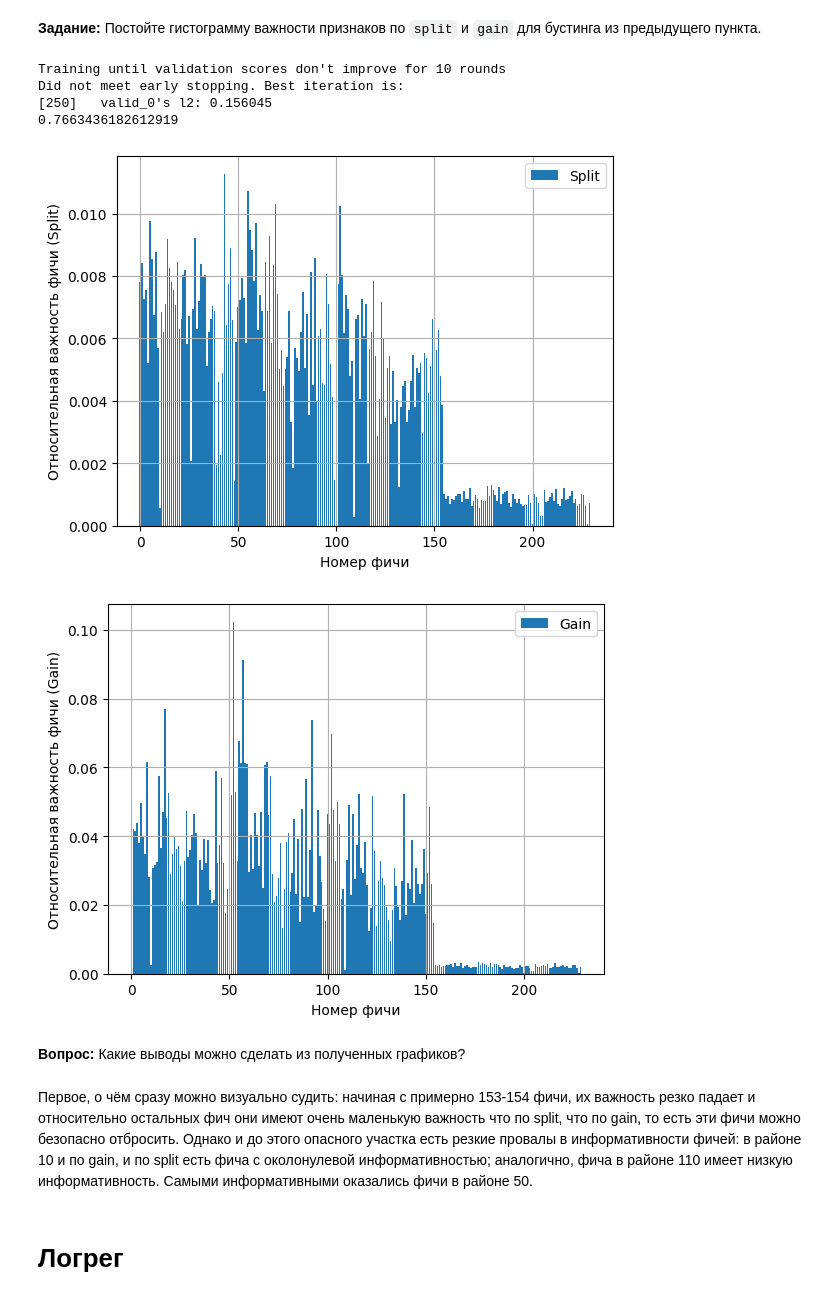
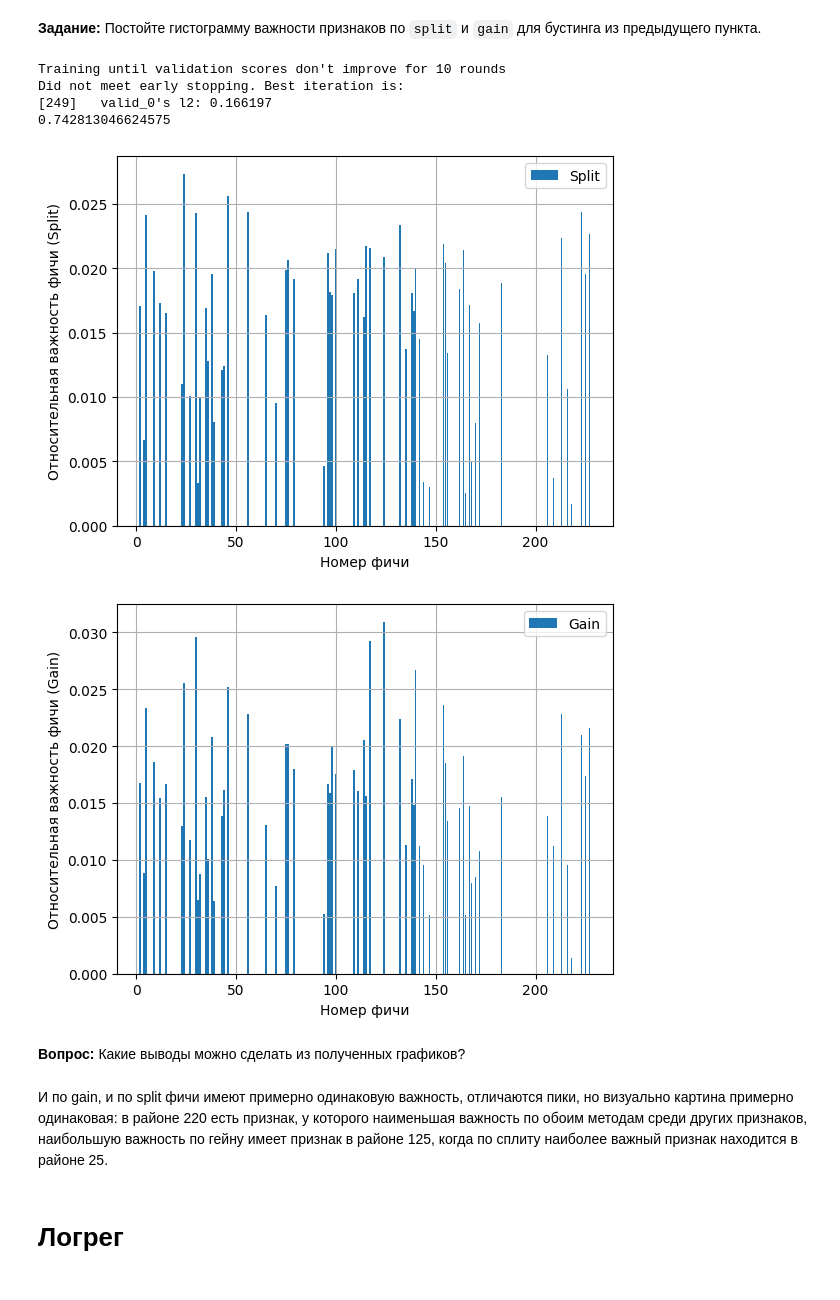
Before and after one commit to OVvvERLORD/tbank_risk_intensive, a Jupyter notebook: tbank_risk_hw5_bartia.ipynb, the cells around one changed output. Cells and saved outputs as stored; diff of their text form; code cells hidden in the pictures.

```diff
--- a/tbank_risk_hw5_bartia.ipynb
+++ b/tbank_risk_hw5_bartia.ipynb
@@ -176,10 +162,10 @@ import optuna
 
 train_data_df = df[df['sample_part'] == 'train']
 valid_data_df = df[df['sample_part'] == 'val']
-train_data = lgb.Dataset(train_data_df.drop(columns=[TARGET, 'sample_part', 'date', 'month', 'quarter'], axis = 1), label=train_data_df[TARGET])
-valid_data = lgb.Dataset(valid_data_df.drop([TARGET, 'sample_part', 'date', 'month', 'quarter'], axis = 1), label=valid_data_df[TARGET])
+train_data = lgb.Dataset(train_data_df[features_optuna], label=train_data_df[TARGET])
+valid_data = lgb.Dataset(valid_data_df[features_optuna], label=valid_data_df[TARGET])
 
-X_test = valid_data_df.drop(columns=[TARGET, 'sample_part', 'date', 'month', 'quarter'], axis = 1)
+X_test = valid_data_df[features_optuna]
 
 def objective(trial):
     params = {
@@ -239,36 +227,45 @@ Training until validation scores don't improve for 10 rounds
 #####
 # <your code here>
 #####
-model_lgb = lgb.train(params=study.best_params, train_set=train_data, valid_sets=[valid_data], callbacks=[lgb.early_stopping(stopping_rounds=10)], num_boost_round=250)
+best_params = study.best_params
+best_params.update({
+        'objective': 'binary',
+        'metric': 'auc',
+        'verbosity': -1,
+        'boosting_type': 'gbdt',
+        'n_jobs' : -1
+        })
+model_lgb = lgb.train(params=best_params, train_set=train_data, valid_sets=[valid_data], callbacks=[lgb.early_stopping(stopping_rounds=10)], num_boost_round=250)
 print(roc_auc_score(valid_data_df[TARGET], model_lgb.predict(X_test)))
 # %% [output]
 Training until validation scores don't improve for 10 rounds
 Did not meet early stopping. Best iteration is:
-[250]   valid_0's l2: 0.156045
-0.7663436182612919
+[249]   valid_0's l2: 0.166197
+0.742813046624575
 # %%
-space = np.arange(0, N_FEATURES)
-
-plt.bar(space, model_lgb.feature_importance(importance_type='split') / sum(model_lgb.feature_importance(importance_type='split')), label = 'Split')
+space = [int(feature[-4:].split('_')[1]) for feature in train_data_df[features_optuna].columns]
+split_importance = model_lgb.feature_importance(importance_type='split')
+plt.bar(space, split_importance / sum(split_importance), label = 'Split')
 plt.xlabel("Номер фичи")
 plt.ylabel("Относительная важность фичи (Split)")
 plt.grid()
 plt.legend()
 plt.show()
 
-plt.bar(space, model_lgb.feature_importance(importance_type='gain') / sum(model_lgb.feature_importance(importance_type='split')), label = 'Gain')
+gain_importance = model_lgb.feature_importance(importance_type='gain')
+plt.bar(space, gain_importance / sum(gain_importance), label = 'Gain')
 plt.xlabel("Номер фичи")
 plt.ylabel("Относительная важность фичи (Gain)")
 plt.grid()
 plt.legend()
 plt.show()
 # %% [output]
-[figure, old version]
+[figure, new version]
-[figure, old version]
+[figure, new version]
 # %% [markdown]
 **Вопрос:** Какие выводы можно сделать из полученных графиков?
-# %% [markdown]
-Первое, о чём сразу можно визуально судить: начиная с примерно 153-154 фичи, их важность резко падает и относительно остальных фич они имеют очень маленькую важность что по split, что по gain, то есть эти фичи можно безопасно отбросить. Однако и до этого опасного участка есть резкие провалы в информативности фичей: в районе 10 и по gain, и по split есть фича с околонулевой информативностью; аналогично, фича в районе 110 имеет низкую информативность. Самыми информативными оказались фичи в районе 50.
+# %% [markdown]
+И по gain, и по split фичи имеют примерно одинаковую важность, отличаются пики, но визуально картина примерно одинаковая: в районе 220 есть признак, у которого наименьшая важность по обоим методам среди других признаков, наибольшую важность по гейну имеет признак в районе 125, когда по сплиту наиболее важный признак находится в районе 25.
 # %% [markdown]
 # Логрег
 # %% [markdown]
```
Also changed, not shown: parts of 11 cells of this notebook.
